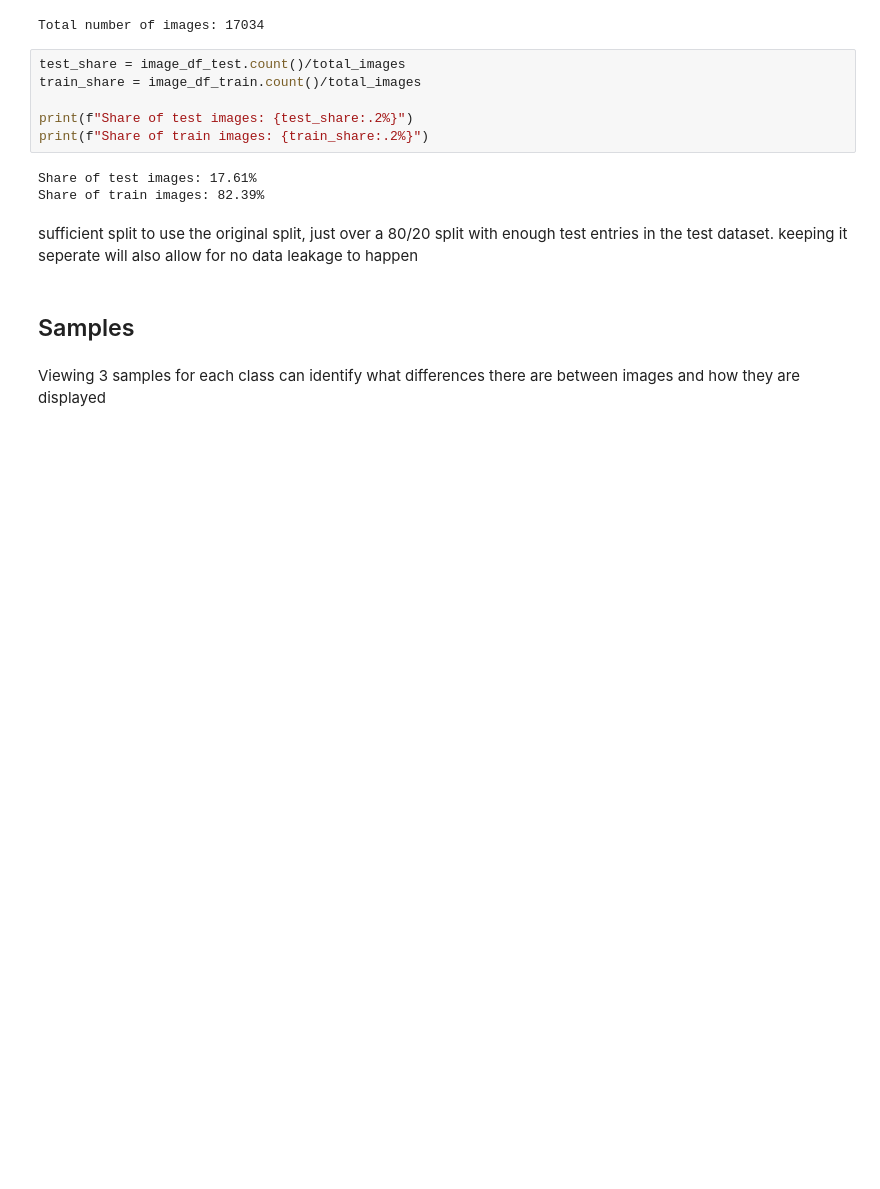
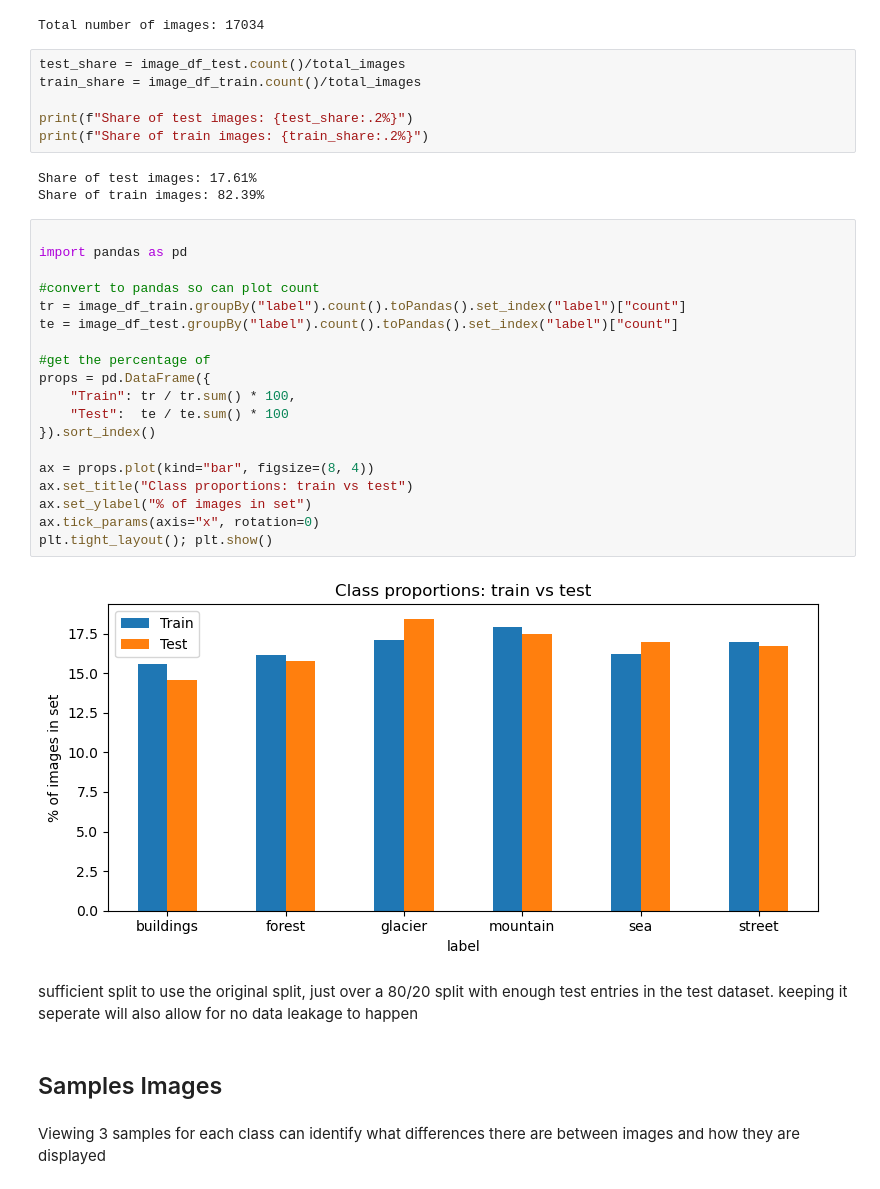
Before and after one commit to EMWCCN/pdan8412-2026-poe-part-3-convolutional-neural-networks-cnn-st10355869, a Jupyter notebook: PDAN8412 P3.ipynb, the cells around one changed output. Drawn from its saved outputs; the diff is of its cells as text; blank space fills up the shorter version.

Commit message:
visuals finalised

```diff
--- a/PDAN8412 P3.ipynb
+++ b/PDAN8412 P3.ipynb
@@ -193,10 +206,31 @@ print(f"Share of train images: {train_share:.2%}")
 # %% [output]
 Share of test images: 17.61%
 Share of train images: 82.39%
+# %%
+
+import pandas as pd
+
+#convert to pandas so can plot count
+tr = image_df_train.groupBy("label").count().toPandas().set_index("label")["count"]
+te = image_df_test.groupBy("label").count().toPandas().set_index("label")["count"]
+
+#get the percentage of
+props = pd.DataFrame({
+    "Train": tr / tr.sum() * 100,
+    "Test":  te / te.sum() * 100
+}).sort_index()
+
+ax = props.plot(kind="bar", figsize=(8, 4))
+ax.set_title("Class proportions: train vs test")
+ax.set_ylabel("% of images in set")
+ax.tick_params(axis="x", rotation=0)
+plt.tight_layout(); plt.show()
+# %% [output]
+[figure, added]
 # %% [markdown]
 sufficient split to use the original split, just over a 80/20 split with enough test entries in the test dataset. keeping it seperate will also allow for no data leakage to happen
 # %% [markdown]
-## Samples
+## Samples Images
 # %% [markdown]
 Viewing 3 samples for each class can identify what differences there are between images and how they are displayed
 # %%
```
Also changed, not shown: parts of 28 cells of this notebook.
